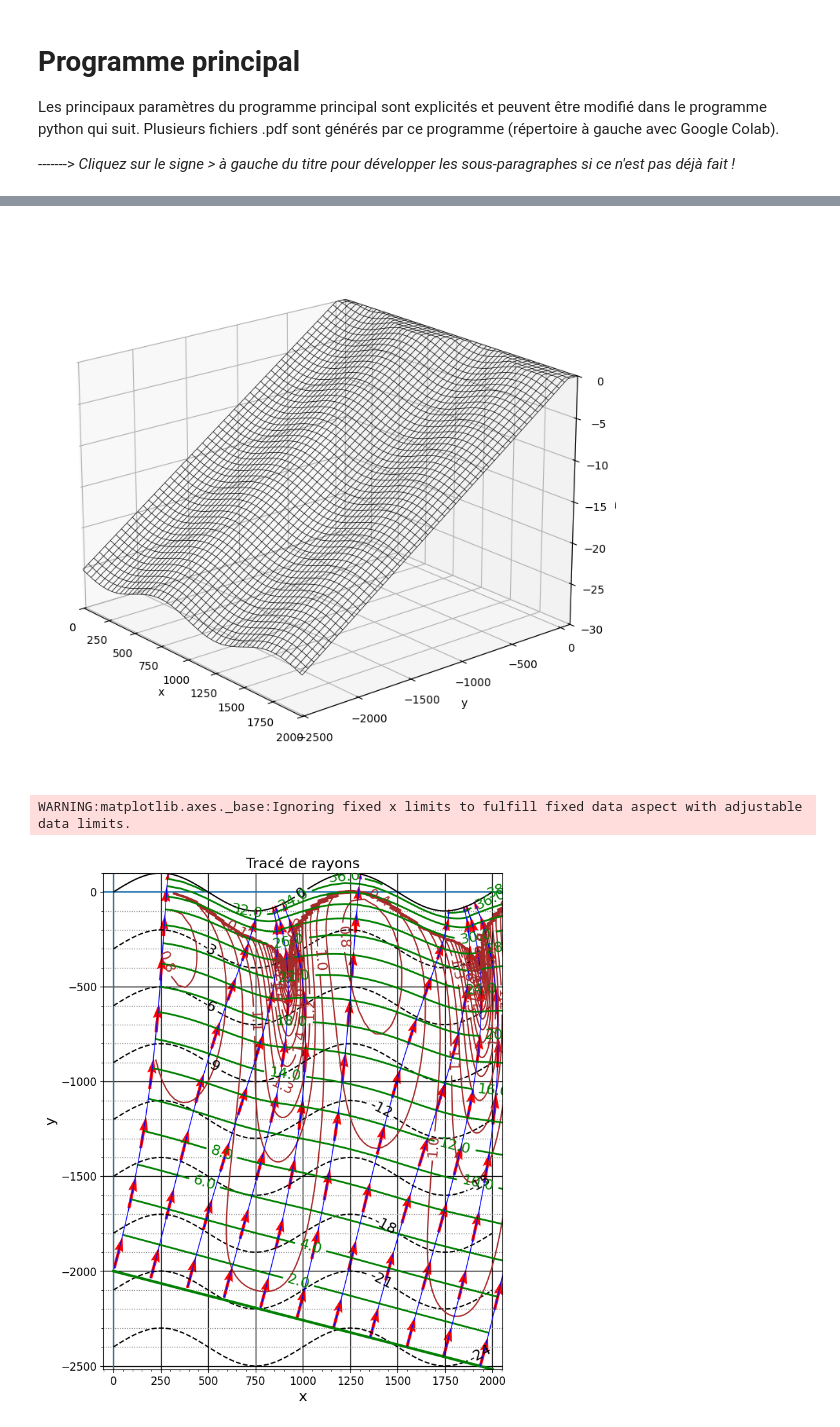
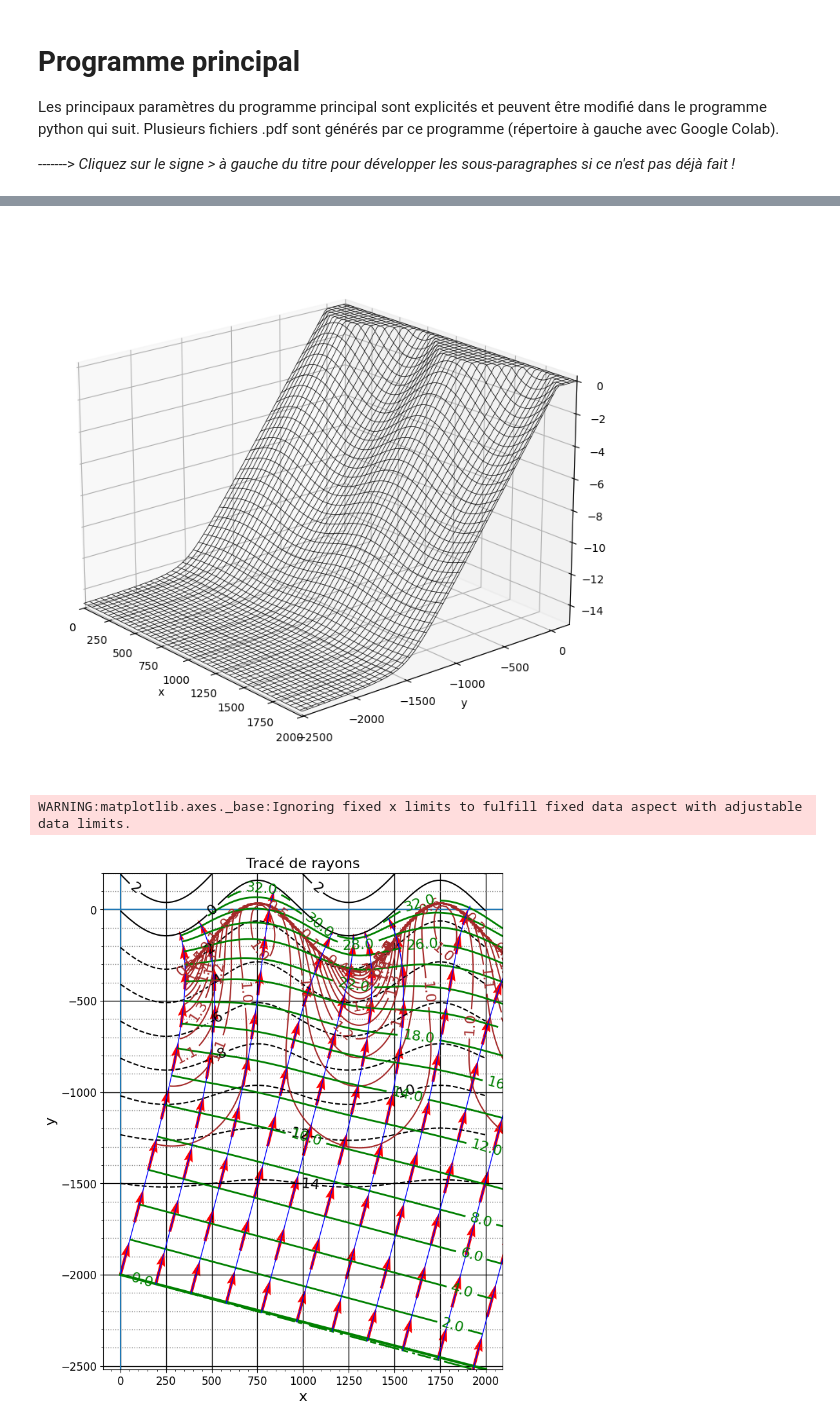
Before and after one commit to thual/refraction, a Jupyter notebook: RefractionHoule.ipynb, the cells around one changed output, grey strips where cells are left out. Drawn from its saved outputs; the diff is of its cells as text; code cells hidden in the pictures.

```diff
--- a/RefractionHoule.ipynb
+++ b/RefractionHoule.ipynb
@@ -412,37 +394,39 @@ Les principaux paramètres du programme principal sont explicités et peuvent ê
 # %%
 # Main
 g=9.81; pi=np.pi # constantes
 D=1000 # periode de h en x (defaut 1000)
-mu=1 # amplitude pour la modulation de h (defaut 1)
+hlarge=15; # profondeur au large (defaut 15)
+yplat=-1.5*D; # profondeur environ hlarge si y<yflat (defaut -1.5*D)
 la=.01 # pente de h en y (defaut .01)
+mu=.1 # amplitude pour la modulation de h (defaut .1)
 th=pi/12 # angle segment de droite L (defaut pi/12)
 L0=100 # longueur d'onde au large (defaut 100)
 H0=1; # hauteur de la houle au large (defaut 1)
 xd=0; yd=-2*D # origine segment de droite L (defaut -2D)
-Ns=100 # nombre de points de depart sur L (defaut 100)
+Ns=200 # nombre de points de depart sur L (defaut 100)
 Nr=10 # nombre de rayons a tracer (defaut 10)
-dt=2; Nt=200; # schema temporel (defaut 2, 200)
+dt=1; Nt=350; # schema temporel (defaut 1, 350)
 hmin=.1 # seuil arret pour h (defaut .1)
 Nx=100; Ny=100;  # nombre de points pour le tracé de h
 xmin=0; xmax=2*D; # limites en x du domaine de visualisation
-ymax=mu/la; ymin=-2*D-2*D*np.sin(th); # limites en y
+ymax=20*mu/la; ymin=-2*D-2*D*np.sin(th); # limites en y
 fx=8; fy=10; # taille des figures (defaut 8,10)
 
 # parametres derives
 ds=2*D/Ns
 k0=2*pi/L0;
 kx0=k0*np.sin(th); ky0=k0*np.cos(th)
 phi0=-(kx0*xd+ky0*yd);
 E0=(H0/2)**2;
 x=np.linspace(0,xmax,Nx);
 y=np.linspace(ymin,ymax,Ny);
 
 # Visualisations
 if True: h0=3; kmax=2; visuhoule(h0,kmax); plt.show();
-if True: visubathy3D(x,y,la,mu,D); plt.show();
+if True: visubathy3D(x,y); plt.show();
 if True: visurayons();  plt.show();
 # %% [output]
 [figure]
-[figure, old version]
+[figure, new version]
 WARNING:matplotlib.axes._base:Ignoring fixed x limits to fulfill fixed data aspect with adjustable data limits.
-[figure, old version]
+[figure, new version]
```
Also changed, not shown: parts of 21 cells of this notebook.
